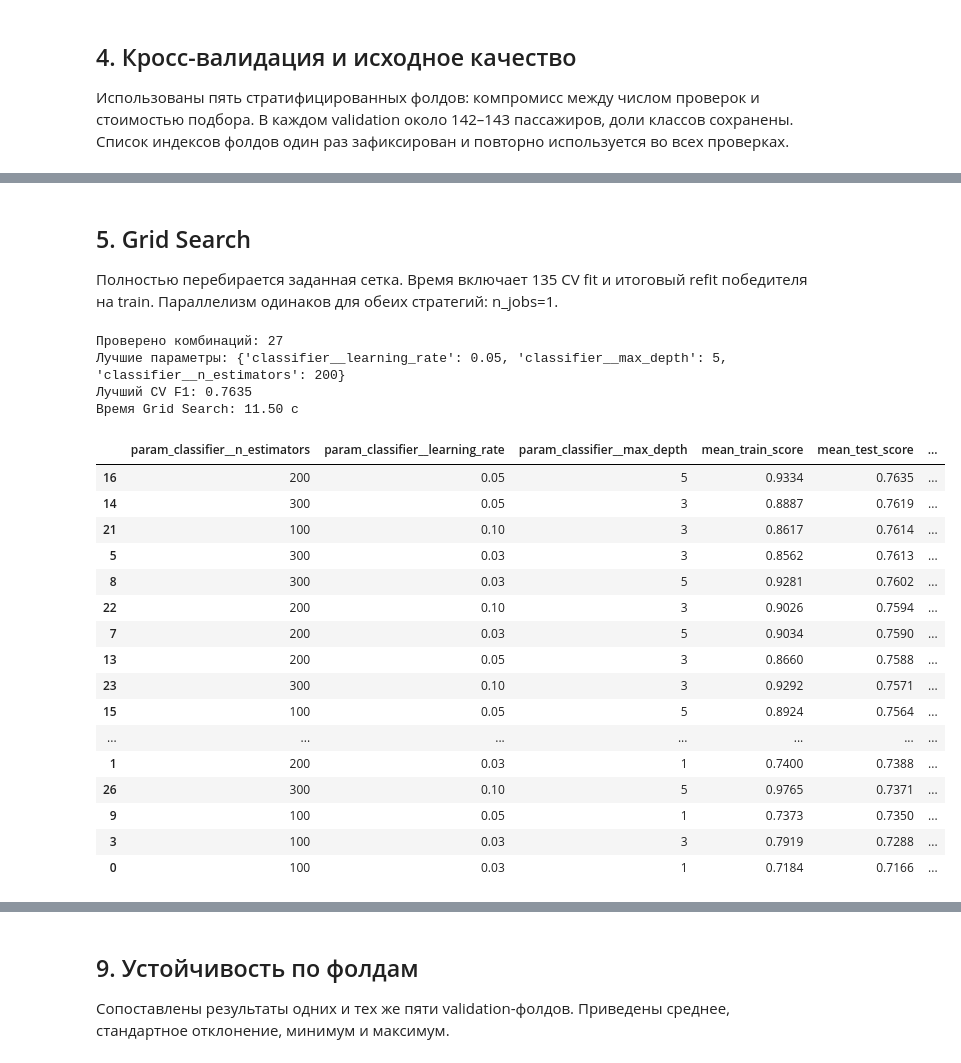
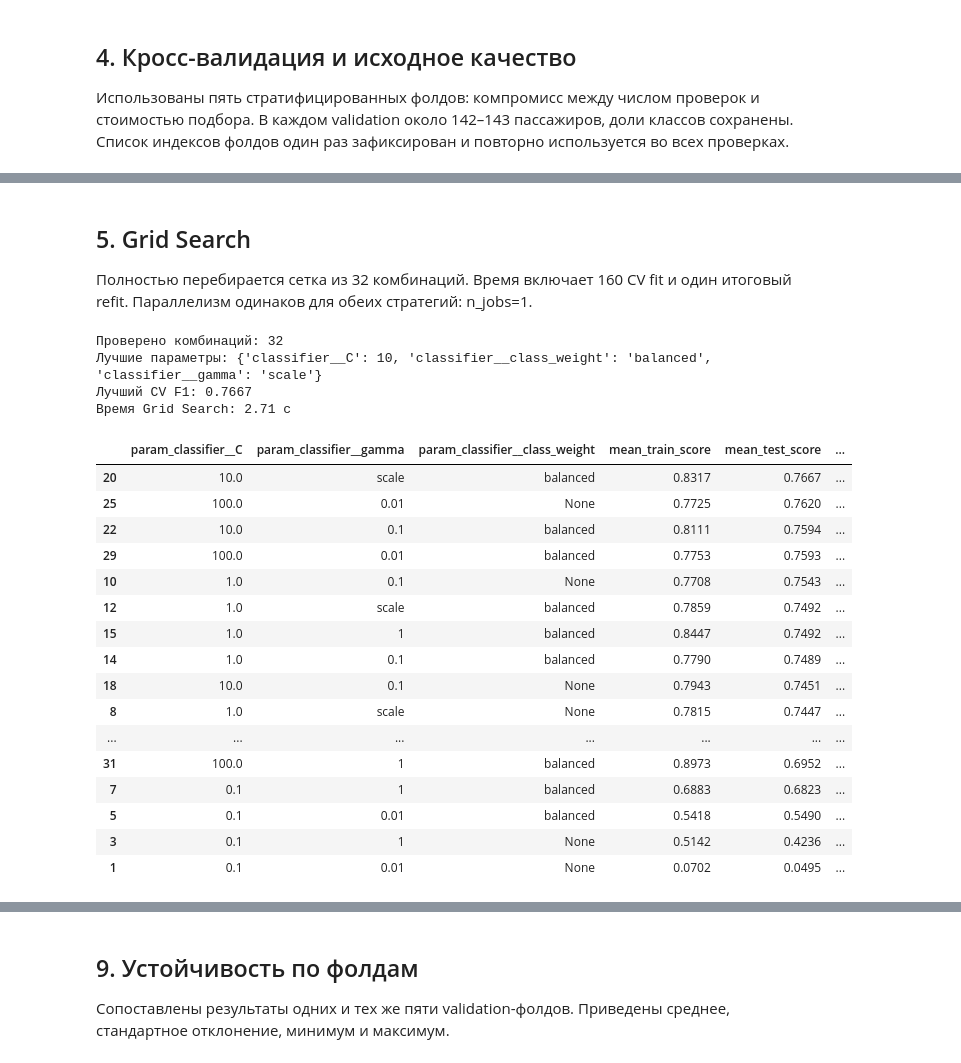
Before and after one commit to qwertyvich/ml_course_mai, a Jupyter notebook: hyperparameters/lab03.ipynb, the cells around one changed output, grey strips where cells are left out. Saved outputs shown, nothing was run; the diff lists cells and outputs as text; code cells hidden in the pictures.

```diff
--- a/hyperparameters/lab03.ipynb
+++ b/hyperparameters/lab03.ipynb
@@ -94,16 +93,11 @@ display(pd.DataFrame({
 # %%
-BASELINE_PARAMS = {
-    'n_estimators': 200,
-    'learning_rate': 0.05,
-    'max_depth': 3,
-    'min_samples_leaf': 5,
-    'random_state': RANDOM_STATE,
-}
+BASELINE_PARAMS = {'kernel': 'rbf', 'C': 10, 'gamma': 'scale', 'class_weight': 'balanced'}
 
 
 def make_model():
     numeric_pipeline = Pipeline([
         ('imputer', SimpleImputer(strategy='median')),
+        ('scaler', StandardScaler()),
     ])
     categorical_pipeline = Pipeline([
         ('imputer', SimpleImputer(strategy='most_frequent')),
@@ -115,10 +109,10 @@ def make_model():
     ])
     return Pipeline([
         ('preprocess', preprocess),
-        ('classifier', GradientBoostingClassifier(**BASELINE_PARAMS)),
+        ('classifier', SVC(**BASELINE_PARAMS)),
     ])
 
 
 baseline_model = make_model()
-display(pd.Series(BASELINE_PARAMS, name='Исходные настройки'))
+display(pd.Series(BASELINE_PARAMS, name='Исходные настройки SVM'))
 # %% [output]
@@ -143,17 +137,17 @@ Random — 27 случайных точек в более плотном про
 # %%
 param_grid = {
-    'classifier__n_estimators': [100, 200, 300],
-    'classifier__learning_rate': [0.03, 0.05, 0.10],
-    'classifier__max_depth': [1, 3, 5],
+    'classifier__C': [0.1, 1, 10, 100],
+    'classifier__gamma': ['scale', 0.01, 0.1, 1],
+    'classifier__class_weight': [None, 'balanced'],
 }
 param_distributions = {
-    'classifier__n_estimators': randint(100, 301),
-    'classifier__learning_rate': loguniform(0.03, 0.10),
-    'classifier__max_depth': randint(1, 6),
+    'classifier__C': loguniform(0.1, 100),
+    'classifier__gamma': ['scale', 0.01, 0.1, 1],
+    'classifier__class_weight': [None, 'balanced'],
 }
 grid_candidates = len(ParameterGrid(param_grid))
-assert grid_candidates == RANDOM_ITERATIONS == 27
-print('Grid:', grid_candidates, 'вариантов,', grid_candidates * N_FOLDS, 'CV fit')
-print('Random:', RANDOM_ITERATIONS, 'вариантов,', RANDOM_ITERATIONS * N_FOLDS, 'CV fit')
+assert grid_candidates == RANDOM_ITERATIONS == 32
+print('Grid:', grid_candidates, 'варианта,', grid_candidates * N_FOLDS, 'CV fit')
+print('Random:', RANDOM_ITERATIONS, 'варианта,', RANDOM_ITERATIONS * N_FOLDS, 'CV fit')
 print('Плюс по одному итоговому refit на train для каждого поиска.')
 # %% [output]
@@ -186,49 +180,49 @@ print('Отдельные фолды:', np.round(baseline_fold_scores, 4))
 # %% [markdown]
 ## 5. Grid Search
 
-Полностью перебирается заданная сетка. Время включает 135 CV fit и итоговый refit победителя на train.
+Полностью перебирается сетка из 32 комбинаций. Время включает 160 CV fit и один итоговый refit.
 Параллелизм одинаков для обеих стратегий: n_jobs=1.
 # %%
 grid_search = GridSearchCV(
     make_model(), param_grid=param_grid, scoring='f1', cv=cv_splits,
     n_jobs=N_JOBS, return_train_score=True, refit=True, error_score='raise',
 )
 start = perf_counter()
 grid_search.fit(X_train, y_train)
 grid_seconds = perf_counter() - start
 
 grid_results = pd.DataFrame(grid_search.cv_results_)
 print('Проверено комбинаций:', len(grid_results))
 print('Лучшие параметры:', grid_search.best_params_)
 print(f'Лучший CV F1: {grid_search.best_score_:.4f}')
 print(f'Время Grid Search: {grid_seconds:.2f} с')
 display(grid_results[
-    ['param_classifier__n_estimators', 'param_classifier__learning_rate',
-     'param_classifier__max_depth', 'mean_train_score', 'mean_test_score',
+    ['param_classifier__C', 'param_classifier__gamma',
+     'param_classifier__class_weight', 'mean_train_score', 'mean_test_score',
      'std_test_score', 'rank_test_score']
 ].sort_values('rank_test_score').round(4))
 # %% [output]
-Проверено комбинаций: 27
-Лучшие параметры: {'classifier__learning_rate': 0.05, 'classifier__max_depth': 5, 'classifier__n_estimators': 200}
-Лучший CV F1: 0.7635
-Время Grid Search: 11.50 с
+Проверено комбинаций: 32
+Лучшие параметры: {'classifier__C': 10, 'classifier__class_weight': 'balanced', 'classifier__gamma': 'scale'}
+Лучший CV F1: 0.7667
+Время Grid Search: 2.71 с
-|  | param_classifier__n_estimators | param_classifier__learning_rate | param_classifier__max_depth | mean_train_score | mean_test_score | ... |
-| 16 | 200 | 0.05 | 5 | 0.9334 | 0.7635 | ... |
-| 14 | 300 | 0.05 | 3 | 0.8887 | 0.7619 | ... |
-| 21 | 100 | 0.10 | 3 | 0.8617 | 0.7614 | ... |
-| 5 | 300 | 0.03 | 3 | 0.8562 | 0.7613 | ... |
-| 8 | 300 | 0.03 | 5 | 0.9281 | 0.7602 | ... |
-| 22 | 200 | 0.10 | 3 | 0.9026 | 0.7594 | ... |
-| 7 | 200 | 0.03 | 5 | 0.9034 | 0.7590 | ... |
-| 13 | 200 | 0.05 | 3 | 0.8660 | 0.7588 | ... |
-| 23 | 300 | 0.10 | 3 | 0.9292 | 0.7571 | ... |
-| 15 | 100 | 0.05 | 5 | 0.8924 | 0.7564 | ... |
+|  | param_classifier__C | param_classifier__gamma | param_classifier__class_weight | mean_train_score | mean_test_score | ... |
+| 20 | 10.0 | scale | balanced | 0.8317 | 0.7667 | ... |
+| 25 | 100.0 | 0.01 | None | 0.7725 | 0.7620 | ... |
+| 22 | 10.0 | 0.1 | balanced | 0.8111 | 0.7594 | ... |
+| 29 | 100.0 | 0.01 | balanced | 0.7753 | 0.7593 | ... |
+| 10 | 1.0 | 0.1 | None | 0.7708 | 0.7543 | ... |
+| 12 | 1.0 | scale | balanced | 0.7859 | 0.7492 | ... |
+| 15 | 1.0 | 1 | balanced | 0.8447 | 0.7492 | ... |
+| 14 | 1.0 | 0.1 | balanced | 0.7790 | 0.7489 | ... |
+| 18 | 10.0 | 0.1 | None | 0.7943 | 0.7451 | ... |
+| 8 | 1.0 | scale | None | 0.7815 | 0.7447 | ... |
 | ... | ... | ... | ... | ... | ... | ... |
-| 1 | 200 | 0.03 | 1 | 0.7400 | 0.7388 | ... |
-| 26 | 300 | 0.10 | 5 | 0.9765 | 0.7371 | ... |
-| 9 | 100 | 0.05 | 1 | 0.7373 | 0.7350 | ... |
-| 3 | 100 | 0.03 | 3 | 0.7919 | 0.7288 | ... |
-| 0 | 100 | 0.03 | 1 | 0.7184 | 0.7166 | ... |
+| 31 | 100.0 | 1 | balanced | 0.8973 | 0.6952 | ... |
+| 7 | 0.1 | 1 | balanced | 0.6883 | 0.6823 | ... |
+| 5 | 0.1 | 0.01 | balanced | 0.5418 | 0.5490 | ... |
+| 3 | 0.1 | 1 | None | 0.5142 | 0.4236 | ... |
+| 1 | 0.1 | 0.01 | None | 0.0702 | 0.0495 | ... |
 # %% [markdown]
 ## 6. Random Search
 
```
Also changed, not shown: parts of 18 cells of this notebook, 3 other files.
